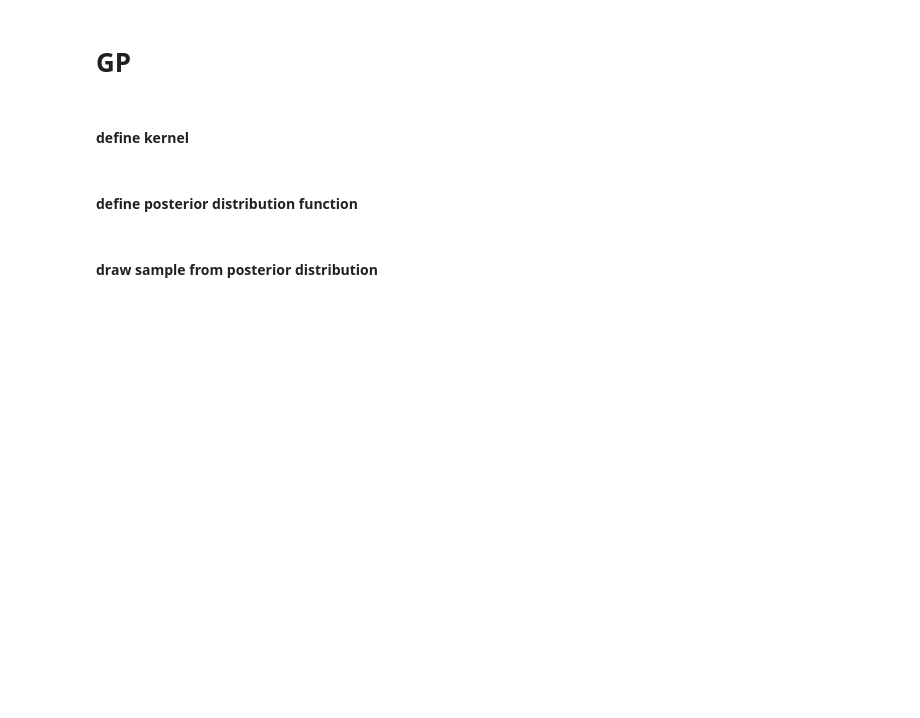
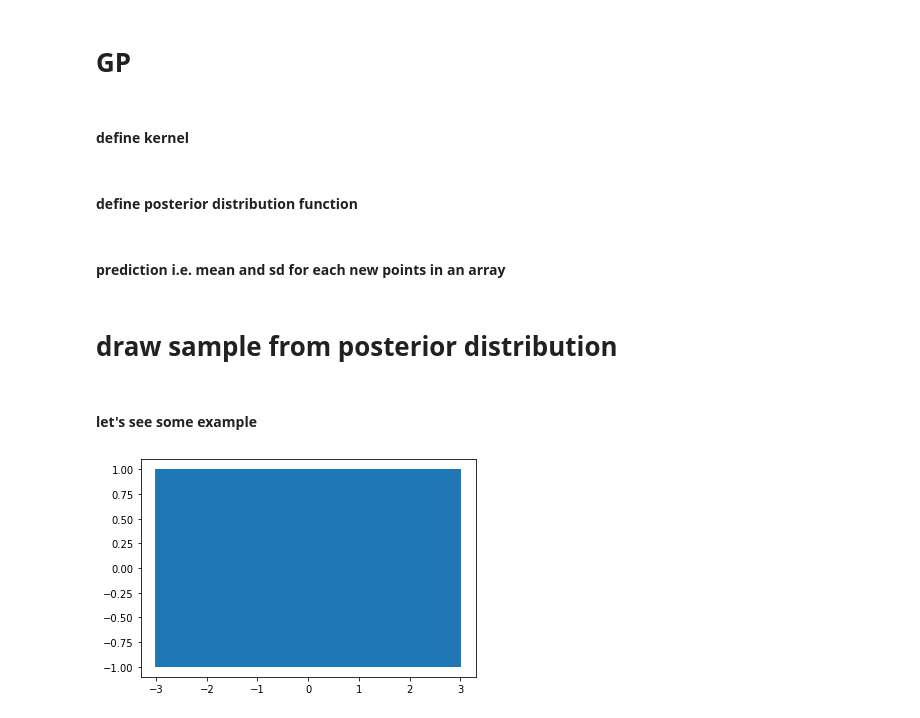
Before and after one commit to smrutijz/exploration, a Jupyter notebook: bayesian/Untitled.ipynb, the cells around one changed output. Cells and saved outputs as stored; diff of their text form; code cells hidden in the pictures; blank space fills up the shorter version.

```diff
--- a/bayesian/Untitled.ipynb
+++ b/bayesian/Untitled.ipynb
@@ -45 +49,3 @@ def posterior(x_star, x, y):
     return mu_new.squeeze(), K_new.squeeze()
+# %% [markdown]
+#### prediction i.e. mean and sd for each new points in an array
@@ -46,2 +56,10 @@ def posterior(x_star, x, y):
 # %% [markdown]
-#### draw sample from posterior distribution
+# draw sample from posterior distribution
+# %% [markdown]
+#### let's see some example
+# %%
+x_star = np.linspace(-3,3,1000)
+plt.errorbar(x_star, np.zeros(len(x_star)), yerr=squared_exponential_kernel(0,0), capsize=0)
+plt.show()
+# %% [output]
+[figure, added]
```
Also changed, not shown: parts of 10 cells of this notebook.
